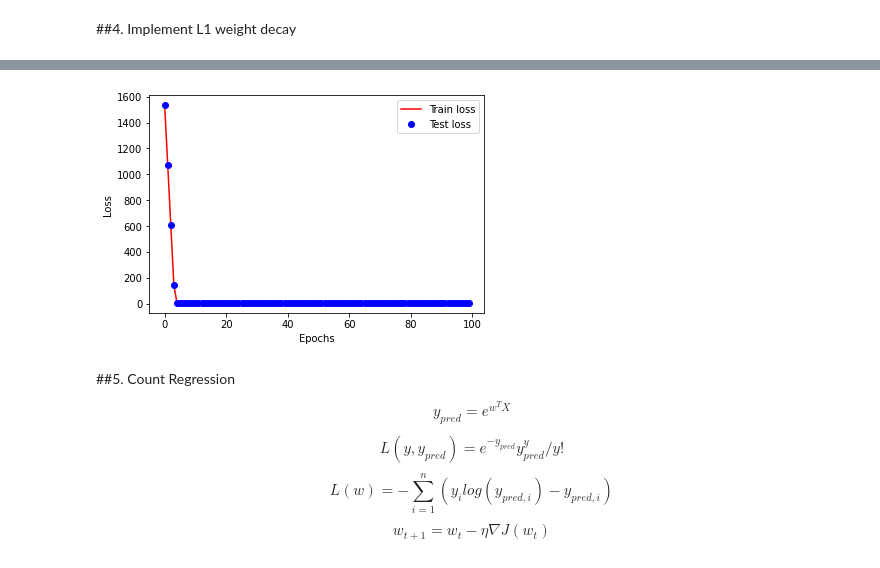
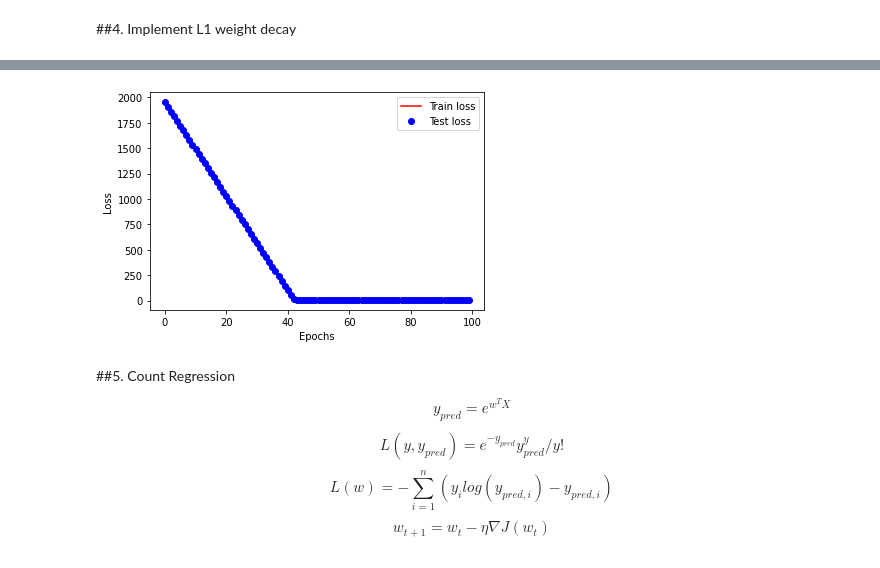
Before and after one commit to anastasiarenata1/deeplearning, a Jupyter notebook: LNN_with_Numpy_and_Softmax_Classifier.ipynb, the cells around one changed output, grey strips where cells are left out. Saved outputs shown, nothing was run; the diff lists cells and outputs as text; code cells hidden in the pictures.

```diff
--- a/LNN_with_Numpy_and_Softmax_Classifier.ipynb
+++ b/LNN_with_Numpy_and_Softmax_Classifier.ipynb
@@ -166,7 +166,7 @@ def mini_batch_gradient_descent(X_train, y_train, X_test, y_test, batch_size=32,
     num_features = X_train.shape[1]
     num_batches = int(np.ceil(len(X_train) / batch_size))
     weight = np.random.normal(size=num_features)
-    m = 0
+    m = np.zeros_like(weight)
     train_losses = []
     test_losses = []
 
@@ -177,23 +177,21 @@ def mini_batch_gradient_descent(X_train, y_train, X_test, y_test, batch_size=32,
         return np.dot(X.T, error)
 
     def compute_gradient(X, y, y_pred, loss_type, w):
-        error = None
-        if loss_type == "L2":
-            error = 2*(y_pred - y)
-        elif loss_type == "count":
-            error = np.round(y_pred) - np.round(y)
-        elif loss_type == "cross-entropy":
-            error = y_pred - y
-        elif loss_type == 'L1':
-            error = np.sign(y_pred - y)
-
-        gradient = backward(X, error)
-        if weight_decay_form == 'L2':
-            gradient += weight_decay_factor * w
-        elif weight_decay_form == 'L1':
-            gradient += weight_decay_factor * np.sign(w)
-
-        return gradient, error
+      error = None
+      if loss_type == "L2":
+          error = 2*(y_pred - y)
+      elif loss_type == "count":
+          error = np.round(y_pred) - np.round(y)
+      elif loss_type == "cross-entropy":
+          error = y_pred - y
+      elif loss_type == 'L1':
+          error = np.sign(y_pred - y)
+      gradient = backward(X, error)
+      if weight_decay_form == 'L2':
+          gradient += weight_decay_factor * w
+      elif weight_decay_form == 'L1':
+          gradient += weight_decay_factor * np.sign(w)
+      return gradient, error
 
     def compute_loss(y, y_pred, loss_type):
         if loss_type == "L2":
@@ -223,10 +221,10 @@ def mini_batch_gradient_descent(X_train, y_train, X_test, y_test, batch_size=32,
             gradient, error = compute_gradient(X_batch, y_batch, y_pred, loss_type, weight)
 
             if momentum:
-                m = momentum_factor * m + (1 - momentum_factor) * gradient
-                weight -= learning_rate * m
+              m = momentum_factor * m + (1 - momentum_factor) * gradient
+              weight -= learning_rate * m
             else:
-                weight -= learning_rate * gradient
+                weight -= learning_rate * gradient.reshape(weight.shape)
 
         # Compute train and test losses
         y_train_pred = forward(X_train, weight)
@@ -311,7 +309,7 @@ Train loss: 91.2564, Test loss: 90.4911
 # %% [markdown]
 ##4. Implement L1 weight decay
 # %%
-w_lasso, train_loss_lasso, test_loss_lasso = mini_batch_gradient_descent(train_x, train_y, test_x, test_y, batch_size=16, num_epochs=100, learning_rate=0.001, weight_decay_factor=0.00001, loss_type='L1', weight_decay_form='L1', momentum=False, momentum_factor=None)
+w_lasso, train_loss_lasso, test_loss_lasso = mini_batch_gradient_descent(train_x, train_y, test_x, test_y, batch_size=32, num_epochs=100, learning_rate=0.0001, weight_decay_factor=0.1, loss_type='L1', weight_decay_form='L1', momentum=False, momentum_factor=None)
 num_epochs=100
 plt.plot(range(num_epochs), train_loss_lasso,'r', label="Train loss")
 plt.plot(range(num_epochs), test_loss_lasso, 'bo',label="Test loss")
@@ -340,4 +338,4 @@ Epoch: 100 /100, Train loss: 6.53006393849905 Test loss: 6.543771208257033
-[figure, old version]
+[figure, new version]
 # %% [markdown]
 ##5. Count Regression
 
```
Also changed, not shown: parts of 7 cells of this notebook.
